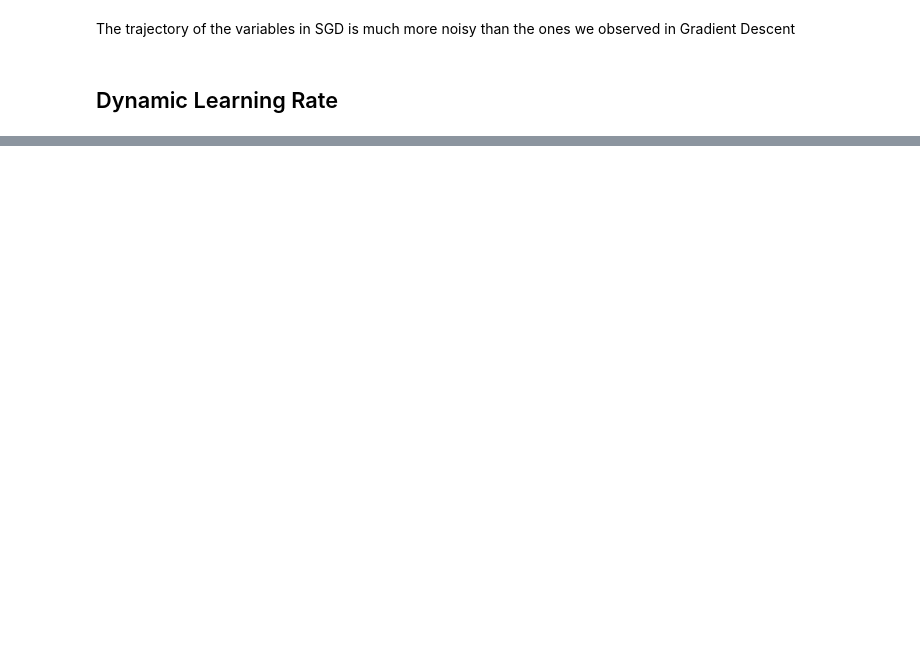
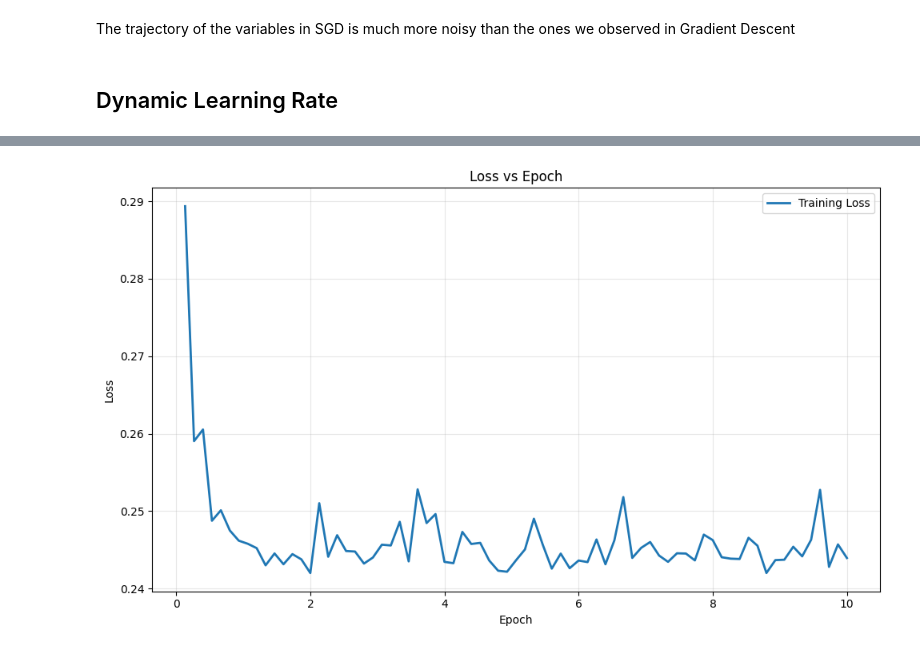
Before and after one commit to ishaanpaul98/Deep-Learning, a Jupyter notebook: Optimization Algorithms/optimization_algorithms.ipynb, the cells around one changed output, grey strips where cells are left out. Saved outputs shown, nothing was run; the diff lists cells and outputs as text; code cells hidden in the pictures; blank space fills up the shorter version.

```diff
--- a/Optimization Algorithms/optimization_algorithms.ipynb
+++ b/Optimization Algorithms/optimization_algorithms.ipynb
@@ -338,0 +617,7 @@ epoch 1000, x1: -0.729313, x2: -0.028798
+# %%
+# 3. Minibatch SGD with batch_size = 10
+print("="*50)
+print("3. MINIBATCH SGD (batch_size=10)")
+print("="*50)
+minibatch_10_res = train_sgd(0.05, 10, 10)  # lr=0.05, batch_size=10
+# %% [output]
@@ -338,0 +644 @@ epoch 1000, x1: -0.729313, x2: -0.028798
+[figure, added]
```
Also changed, not shown: parts of 46 cells of this notebook, 1 other file.
